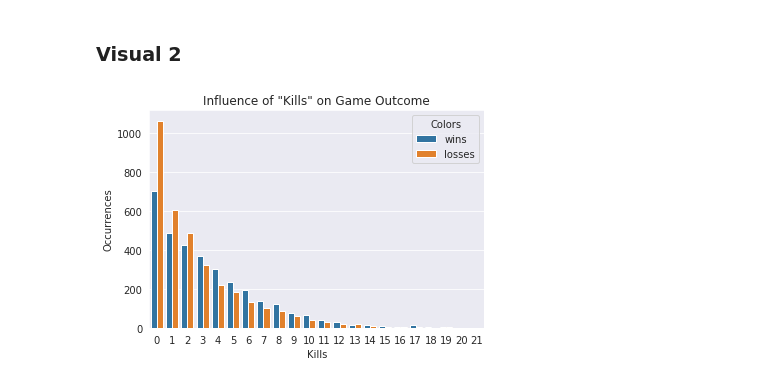
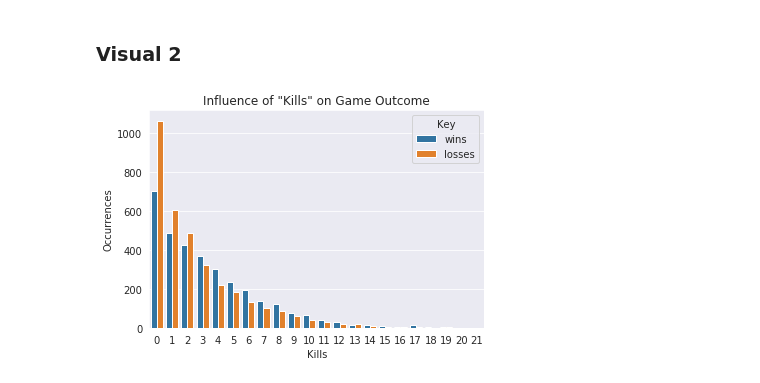
Before and after one commit to mvkumar14/Lambda-Portfolio, a Jupyter notebook: Unit1_Build_Week_102419.ipynb, the cells around one changed output. Drawn from its saved outputs; the diff is of its cells as text; code cells hidden in the pictures.

```diff
--- a/Unit1_Build_Week_102419.ipynb
+++ b/Unit1_Build_Week_102419.ipynb
@@ -1390,14 +1404,15 @@ comb_y = wins + losses
 comb_hue = ["wins"]*22 + ['losses']*22
 
 comb_df = pd.DataFrame([comb_kills,comb_y,comb_hue]).T
-comb_df.rename(columns={2:"Colors"},inplace=True)
+comb_df.rename(columns={2:"Key"},inplace=True)
 # %% [markdown]
 ### Visual 2
 # %%
 fig,ax =plt.subplots()
-sns.barplot(0,1,"Colors",data=comb_df,ax=ax);
+sns.barplot(0,1,"Key",data=comb_df,ax=ax);
 ax.set_ylabel('Occurrences');
 ax.set_xlabel('Kills');
 ax.set_title('Influence of "Kills" on Game Outcome');
+fig.savefig('visual2.svg', format='svg', dpi=1200)
 # %% [output]
-[figure, old version]
+[figure, new version]
```
Also changed, not shown: parts of 7 cells of this notebook.
